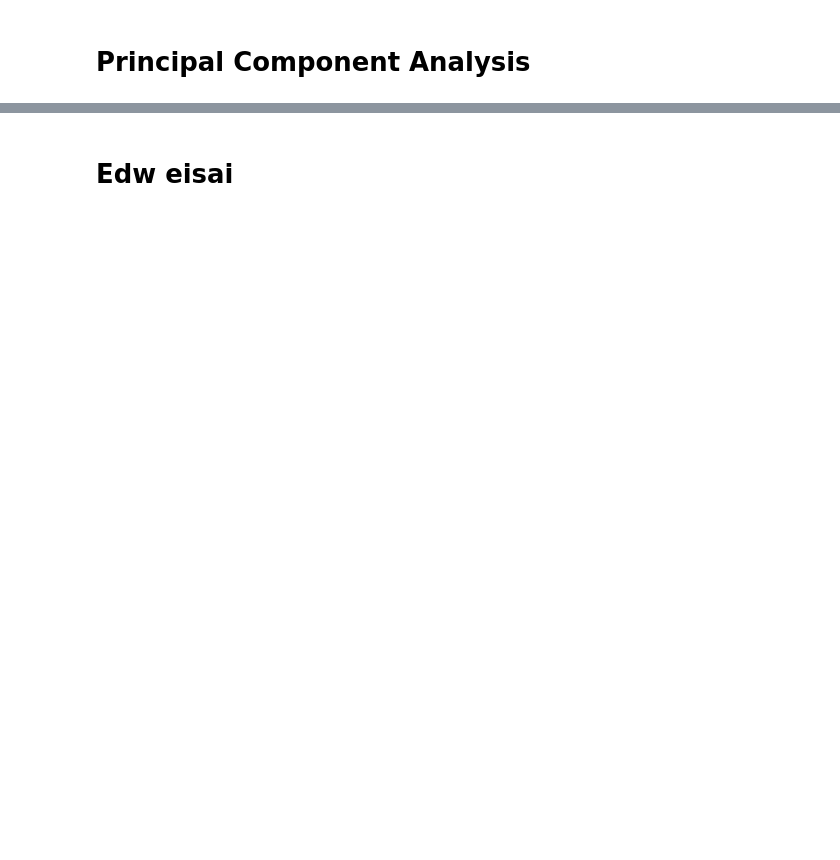
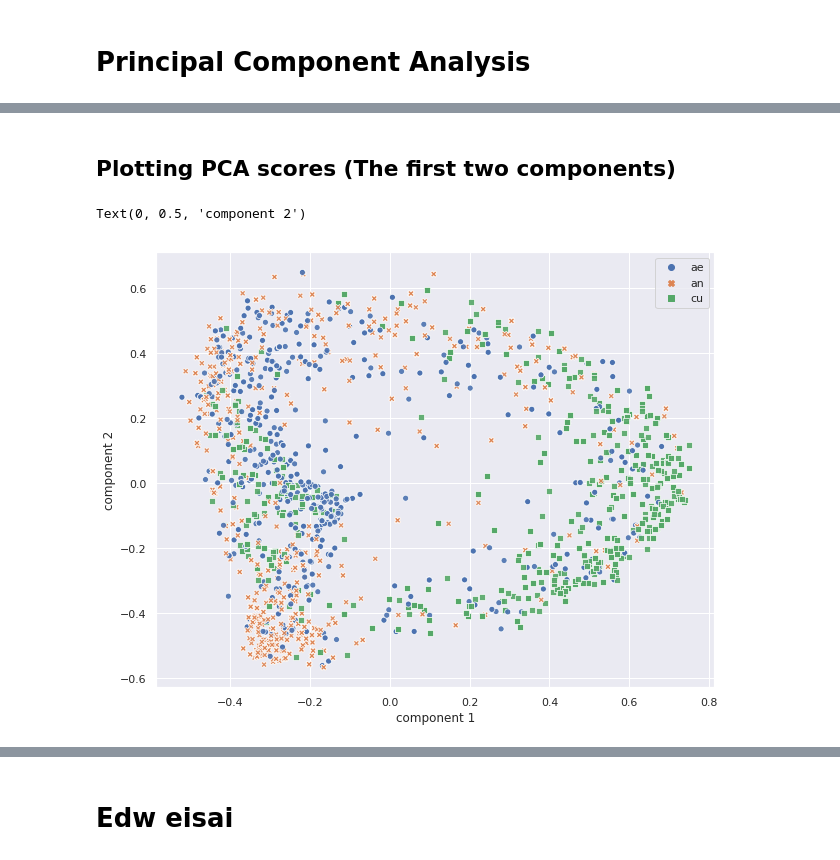
Before and after one commit to kalfasyan/wingbeat_frequencies, a Jupyter notebook: Demo_pca.ipynb, the cells around one changed output, grey strips where cells are left out. Saved outputs shown, nothing was run; the diff lists cells and outputs as text; code cells hidden in the pictures; blank space fills up the shorter version.

```diff
--- a/Demo_pca.ipynb
+++ b/Demo_pca.ipynb
@@ -84,3 +123,5 @@ X = X.T
+# %%
+X = df_concat.iloc[:,:-1].values
 # %%
 from sklearn.decomposition import PCA
 from sklearn.preprocessing import StandardScaler
@@ -95,11 +139,15 @@ print("EXPLAINED VARIANCE: {0:.2f}".format(pca.explained_variance_ratio_.sum())
+# %% [markdown]
+## Plotting PCA scores (The first two components)
 # %%
-#import matplotlib.pyplot as plt
-#import seaborn as sns
-#plt.figure(figsize=(15,11))
-#sns.scatterplot(Χ_final[:,0], Χ_final[:,1] ,alpha=0.4, size=Χ_final[:,2])
-#sns.
-#plt.xlabel('component 1')
-#plt.ylabel('component 2')
+
+
+plt.figure(figsize=(10,8))
+sns.scatterplot(Χ_final[:,0], Χ_final[:,1], hue=labelarray, style=labelarray, alpha=0.9)
+plt.xlabel('component 1')
+plt.ylabel('component 2')
+# %% [output]
+Text(0, 0.5, 'component 2')
+[figure, added]
 # %%
 df_pca = pd.DataFrame(pca.components_,index = ['PC-1','PC-2', 'PC-3'])
 df_pca
```
Also changed, not shown: parts of 26 cells of this notebook, 2 other files.
